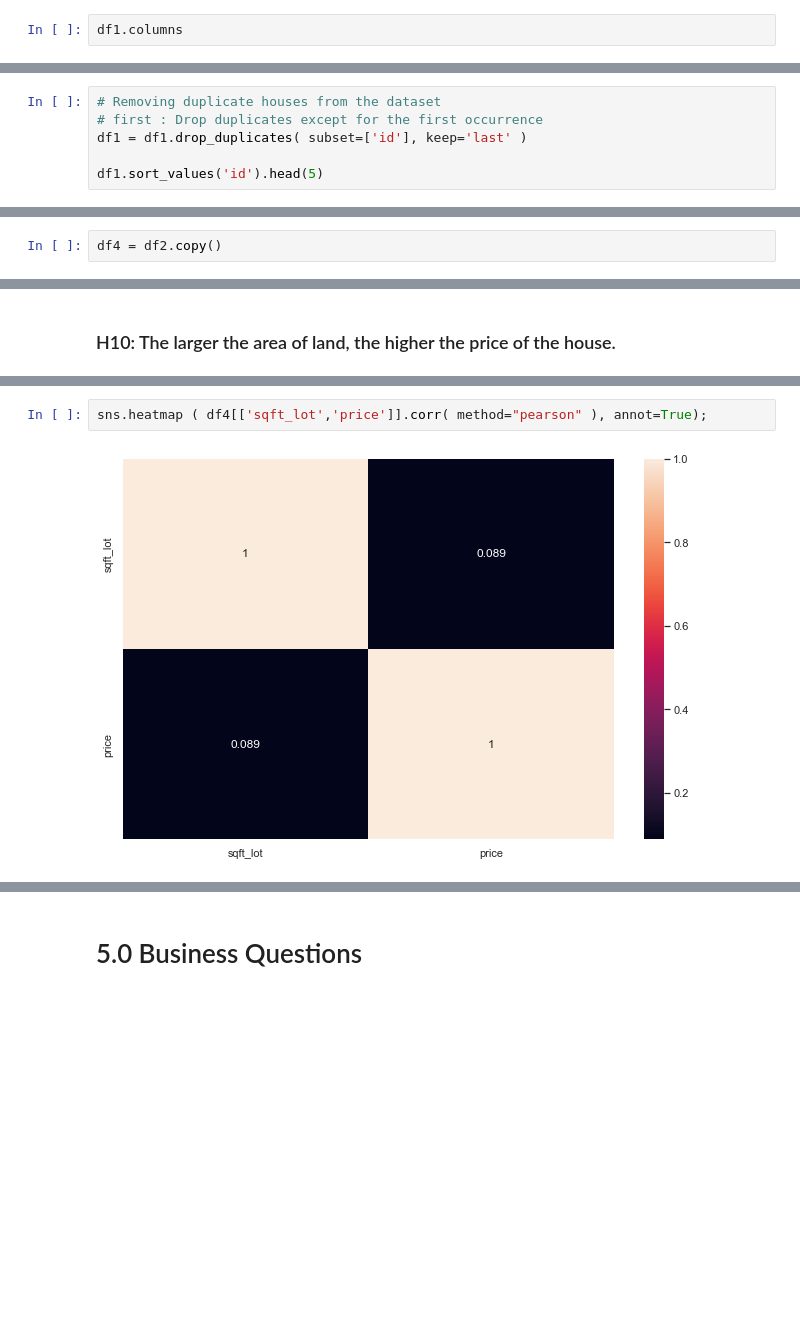
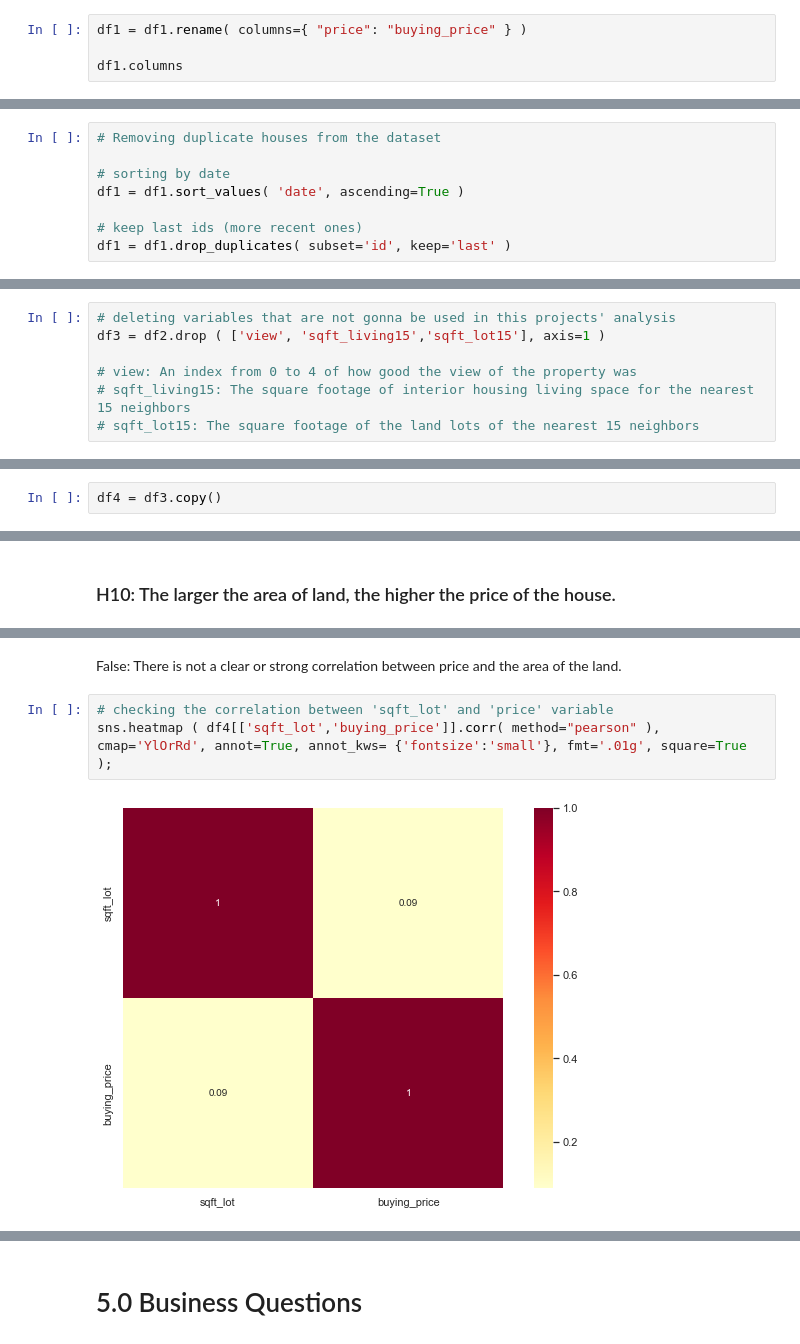
Before and after one commit to luana-afonso/Comunidade-DS, a Jupyter notebook: house_rocket_insights.ipynb, the cells around one changed output, grey strips where cells are left out. Cells and saved outputs as stored; diff of their text form; blank space fills up the shorter version.

```diff
--- a/house_rocket_insights.ipynb
+++ b/house_rocket_insights.ipynb
@@ -55,3 +53,5 @@ I won't change the name of any columns because I assume they are meaningful enou
 # %%
+df1 = df1.rename( columns={ "price": "buying_price" } )
+
 df1.columns
 # %% [output]
@@ -202,6 +201,8 @@ df1.sort_values('id').head(5)
 # %%
 # Removing duplicate houses from the dataset
-# first : Drop duplicates except for the first occurrence
-df1 = df1.drop_duplicates( subset=['id'], keep='last' )
 
-df1.sort_values('id').head(5)
+# sorting by date
+df1 = df1.sort_values( 'date', ascending=True )
+
+# keep last ids (more recent ones)
+df1 = df1.drop_duplicates( subset='id', keep='last' )
@@ -385,7 +377,14 @@ No filtering will be performed in this stage.
+# %%
+# deleting variables that are not gonna be used in this projects' analysis
+df3 = df2.drop ( ['view', 'sqft_living15','sqft_lot15'], axis=1 )
+
+# view: An index from 0 to 4 of how good the view of the property was
+# sqft_living15: The square footage of interior housing living space for the nearest 15 neighbors
+# sqft_lot15: The square footage of the land lots of the nearest 15 neighbors
 # %% [markdown]
 # 4.0. STEP 04 - EXPLORATORY DATA ANALYSIS
 # %%
-df4 = df2.copy()
+df4 = df3.copy()
 # %% [markdown]
 ## 4.1. Univariate Analysis
 # %%
@@ -615,5 +602,8 @@ sns.lineplot(data = aux1, x = 'sqft_lot',  y = 'price' );
+# %% [markdown]
+False: There is not a clear or strong correlation between price and the area of the land.
 # %%
-sns.heatmap ( df4[['sqft_lot','price']].corr( method="pearson" ), annot=True);
+# checking the correlation between 'sqft_lot' and 'price' variable
+sns.heatmap ( df4[['sqft_lot','buying_price']].corr( method="pearson" ), cmap='YlOrRd', annot=True, annot_kws= {'fontsize':'small'}, fmt='.01g', square=True );
 # %% [output]
-[figure, old version]
+[figure, new version]
 # %% [markdown]
```
Also changed, not shown: parts of 47 cells of this notebook, 6 other files.
